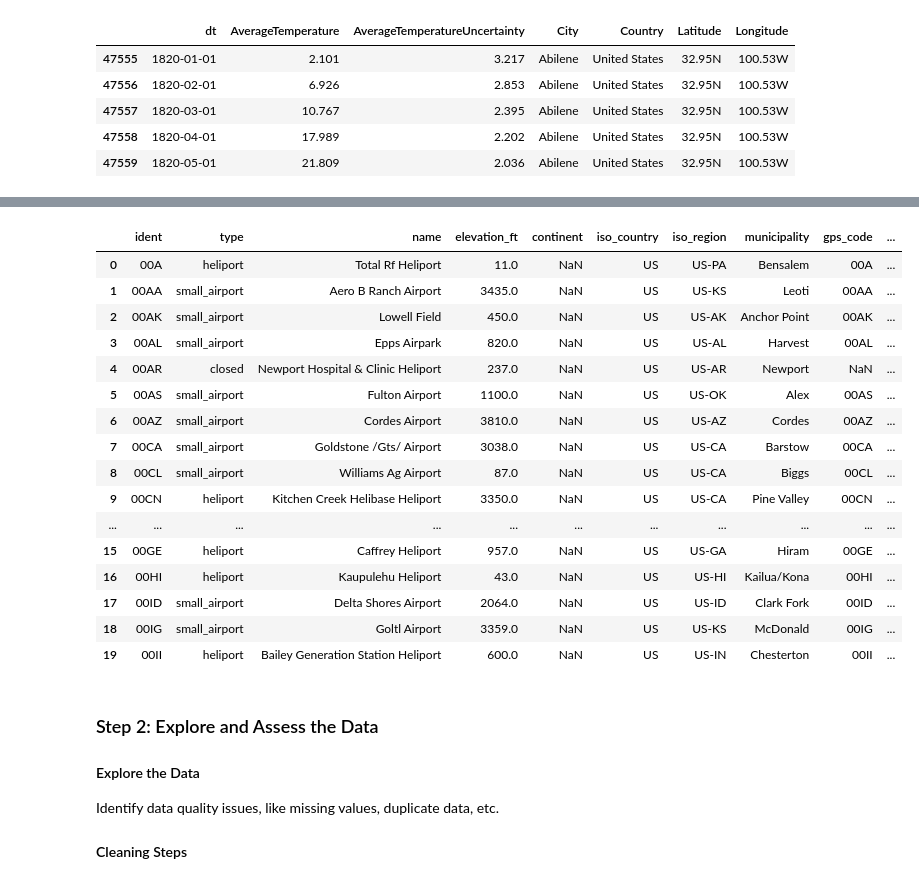
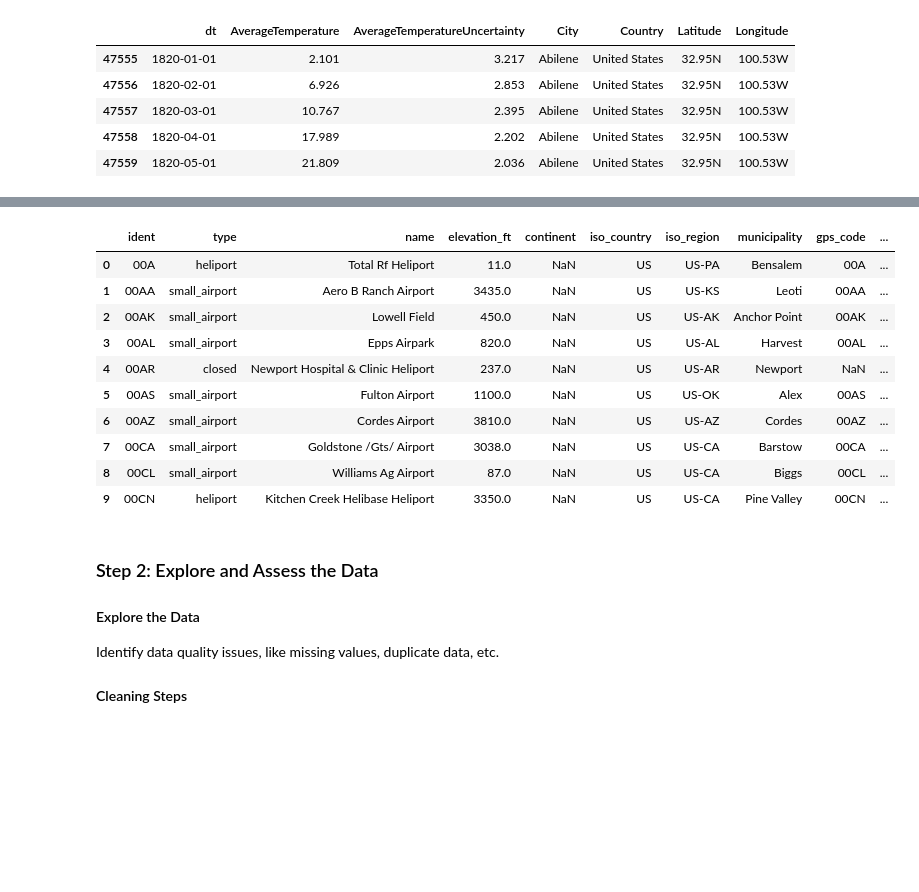
Before and after one commit to chandanchawda/data-engg-nanodegree-udacity, a Jupyter notebook: Capstone Project Template.ipynb, the cells around one changed output, grey strips where cells are left out. Drawn from its saved outputs; the diff is of its cells as text; code cells hidden in the pictures; blank space fills up the shorter version.

```diff
--- a/Capstone Project Template.ipynb
+++ b/Capstone Project Template.ipynb
@@ -82,6 +55,3 @@ df_temperature_us.head()
 # Read in the data here
 i94_dataset = '../../data/18-83510-I94-Data-2016/i94_apr16_sub.sas7bdat'
 df_immigration = pd.read_sas(i94_dataset, 'sas7bdat', encoding="ISO-8859-1")
-# %%
-pd.options.display.max_columns = None
-df_immigration.head(20)
@@ -128,23 +95,17 @@ df_demographics.head(20)
 # %%
 df_airport = pd.read_csv("./airport-codes_csv.csv")
 # %%
-df_airport.head(20)
+df_airport.head(10)
 # %% [output]
 |  | ident | type | name | elevation_ft | continent | iso_country | iso_region | municipality | gps_code | ... |
 | 0 | 00A | heliport | Total Rf Heliport | 11.0 | NaN | US | US-PA | Bensalem | 00A | ... |
 | 1 | 00AA | small_airport | Aero B Ranch Airport | 3435.0 | NaN | US | US-KS | Leoti | 00AA | ... |
 | 2 | 00AK | small_airport | Lowell Field | 450.0 | NaN | US | US-AK | Anchor Point | 00AK | ... |
 | 3 | 00AL | small_airport | Epps Airpark | 820.0 | NaN | US | US-AL | Harvest | 00AL | ... |
 | 4 | 00AR | closed | Newport Hospital & Clinic Heliport | 237.0 | NaN | US | US-AR | Newport | NaN | ... |
 | 5 | 00AS | small_airport | Fulton Airport | 1100.0 | NaN | US | US-OK | Alex | 00AS | ... |
 | 6 | 00AZ | small_airport | Cordes Airport | 3810.0 | NaN | US | US-AZ | Cordes | 00AZ | ... |
 | 7 | 00CA | small_airport | Goldstone /Gts/ Airport | 3038.0 | NaN | US | US-CA | Barstow | 00CA | ... |
 | 8 | 00CL | small_airport | Williams Ag Airport | 87.0 | NaN | US | US-CA | Biggs | 00CL | ... |
 | 9 | 00CN | heliport | Kitchen Creek Helibase Heliport | 3350.0 | NaN | US | US-CA | Pine Valley | 00CN | ... |
-| ... | ... | ... | ... | ... | ... | ... | ... | ... | ... | ... |
-| 15 | 00GE | heliport | Caffrey Heliport | 957.0 | NaN | US | US-GA | Hiram | 00GE | ... |
-| 16 | 00HI | heliport | Kaupulehu Heliport | 43.0 | NaN | US | US-HI | Kailua/Kona | 00HI | ... |
-| 17 | 00ID | small_airport | Delta Shores Airport | 2064.0 | NaN | US | US-ID | Clark Fork | 00ID | ... |
-| 18 | 00IG | small_airport | Goltl Airport | 3359.0 | NaN | US | US-KS | McDonald | 00IG | ... |
-| 19 | 00II | heliport | Bailey Generation Station Heliport | 600.0 | NaN | US | US-IN | Chesterton | 00II | ... |
 # %%
```
Also changed, not shown: parts of 19 cells of this notebook, 2 other files.
